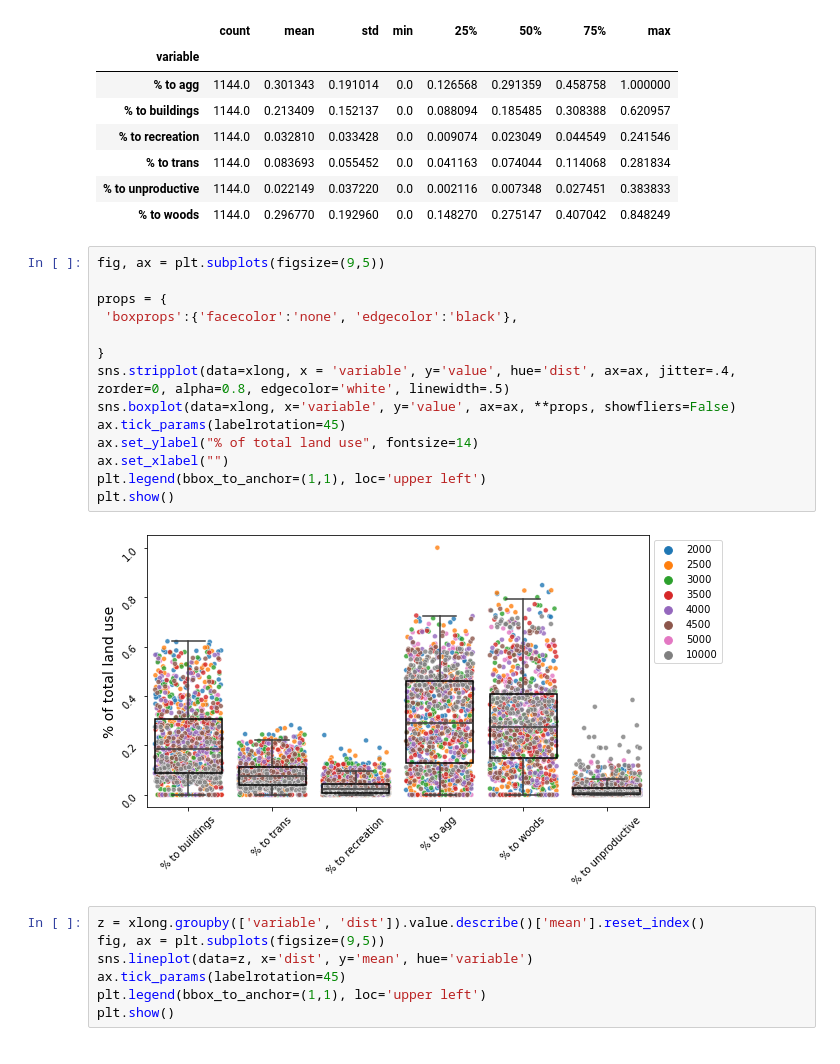
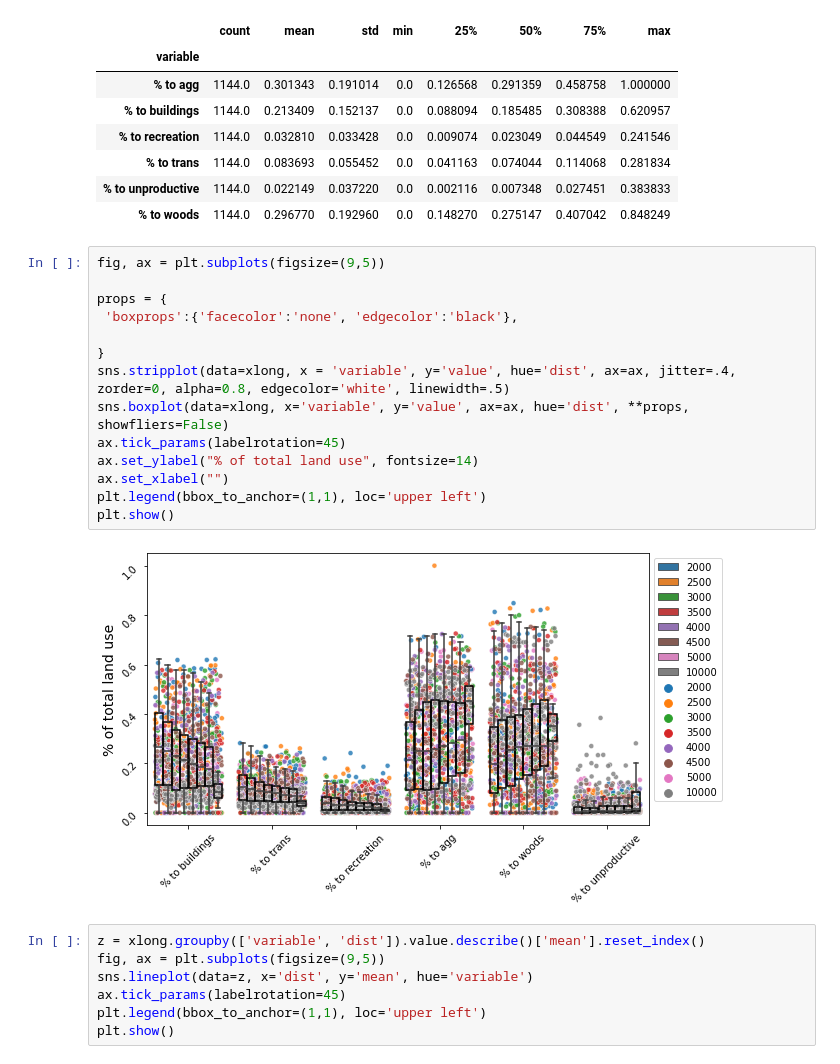
Before and after one commit to hammerdirt-analyst/landuse, a Jupyter notebook: land_use_buffers.ipynb, the cells around one changed output. Cells and saved outputs as stored; diff of their text form.

```diff
--- a/land_use_buffers.ipynb
+++ b/land_use_buffers.ipynb
@@ -774,19 +802,19 @@ xlong.groupby('variable').value.describe()
 # %%
 fig, ax = plt.subplots(figsize=(9,5))
 
 props = {
  'boxprops':{'facecolor':'none', 'edgecolor':'black'},
 
 }
 sns.stripplot(data=xlong, x = 'variable', y='value', hue='dist', ax=ax, jitter=.4, zorder=0, alpha=0.8, edgecolor='white', linewidth=.5)
-sns.boxplot(data=xlong, x='variable', y='value', ax=ax, **props, showfliers=False)
+sns.boxplot(data=xlong, x='variable', y='value', ax=ax, hue='dist', **props, showfliers=False)
 ax.tick_params(labelrotation=45)
 ax.set_ylabel("% of total land use", fontsize=14)
 ax.set_xlabel("")
 plt.legend(bbox_to_anchor=(1,1), loc='upper left')
 plt.show()
 # %% [output]
-[figure, old version]
+[figure, new version]
 # %%
 z = xlong.groupby(['variable', 'dist']).value.describe()['mean'].reset_index()
 fig, ax = plt.subplots(figsize=(9,5))
```
Also changed, not shown: parts of 23 cells of this notebook, 1 other file.
